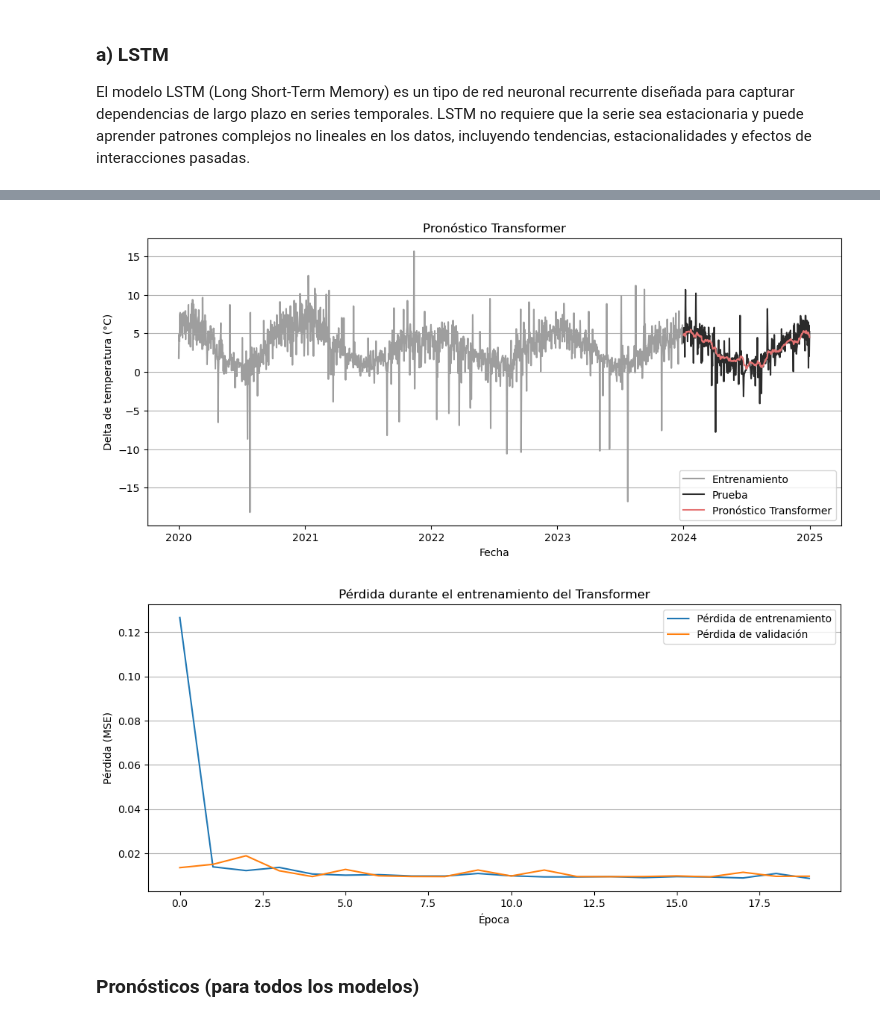
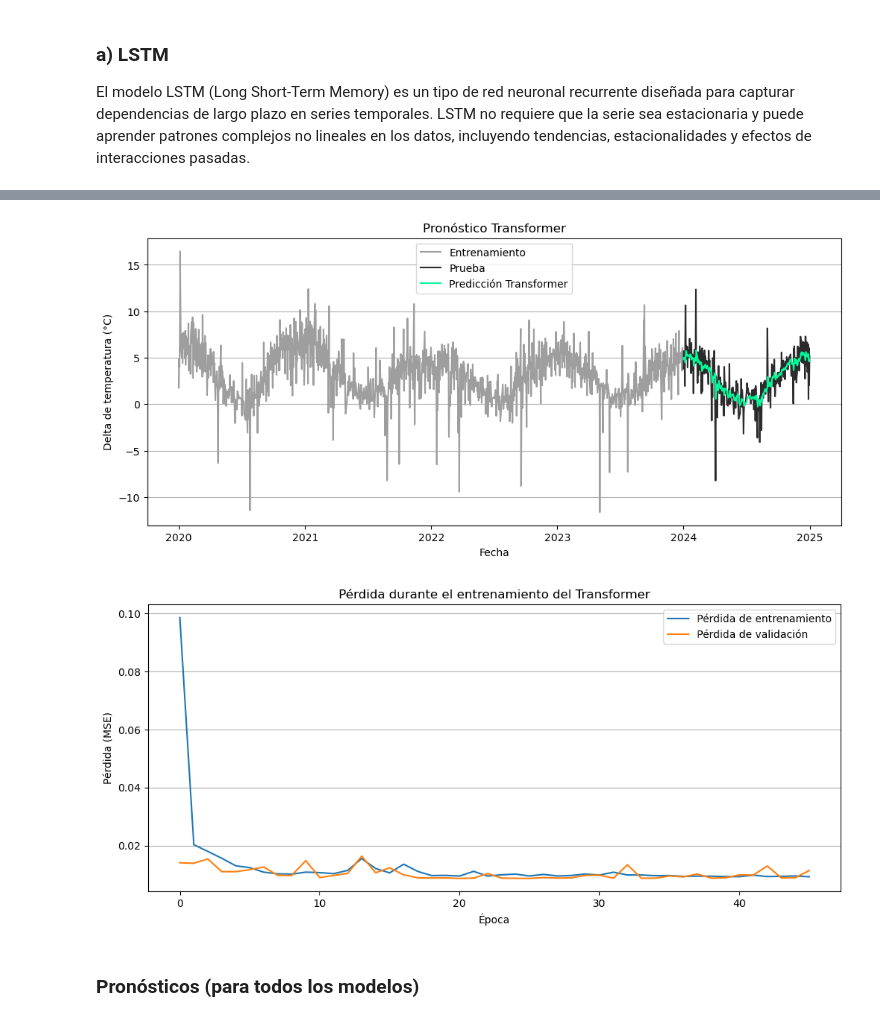
Before and after one commit to arigarmendia/TF-AST2, a Jupyter notebook: 5. Forecast.ipynb, the cells around one changed output, grey strips where cells are left out. Saved outputs shown, nothing was run; the diff lists cells and outputs as text; code cells hidden in the pictures.

Commit message:
entrenamiento + arreglos

```diff
--- a/5. Forecast.ipynb
+++ b/5. Forecast.ipynb
@@ -223,12 +171 @@ Datos escalados: [-1.0000, 1.0000]
-# %%
-# Crear secuencias para entrenamiento y prueba
-
-# Divido datos ANTES de crear secuencias
-train_data = data_scaled[:train_size]
-test_data  = data_scaled[train_size - seq_length:]
-
-# Crea secuencias
-seq_length = 182  # 1/2 año de datos
-X_train, y_train = create_sequences(train_data, seq_length, target_idx=0)
-X_test, y_test   = create_sequences(test_data,  seq_length, target_idx=0)
 # %%
@@ -324,14 +333,0 @@ guardar_estadisticas('LSTM',mae, mse, rmse)
-# %%
-# Crear secuencias para entrenamiento y prueba
-
-# estos ya existen (los hice para LSTM)
-train_data  = data_scaled[:train_size]
-test_data  = data_scaled[train_size - seq_length:]
-
-# Crea secuencias
-seq_length = 16  # 16 dias
-X_train, y_train = create_sequences(train_data, seq_length, target_idx=0)
-X_test, y_test   = create_sequences(test_data,  seq_length, target_idx=0)
-
-print(X_train.shape)
-print(X_test.shape)
@@ -423,7 +416,7 @@ early_stopping = EarlyStopping(
 history = model.fit(
     X_train, y_train,
     validation_split=0.2,
-    epochs=20, # para probar, despues 100,
+    epochs=200,
     batch_size=32,
     callbacks=[early_stopping],
     verbose=1
@@ -482,33 +469,32 @@ else:
+# %%
+# Visualizar resultados
+
+plt.figure(figsize=(12, 5))
+plt.plot(index_train, datos_train, label="Entrenamiento", color=colores['train'])
+plt.plot(index_test, datos_test, label="Prueba", color=colores['test'])
+plt.plot(index_forecast, forecast_transf, label="Predicción Transformer", color=colores['TRANSFRMR'])
+
+plt.title('Pronóstico Transformer')
+plt.xlabel('Fecha')
+plt.ylabel('Delta de temperatura (°C)')
+plt.legend()
+plt.grid(axis='y')
+plt.show()
+# %% [output]
+[figure, added]
 # %%
-
-test_index = df_serie.index[train_size:train_size + len(forecast_transf)]
-test_original = df_serie['delta'].iloc[train_size:train_size + len(forecast_transf)]
-
-# Visualizar resultados
-plt.figure(figsize=(12, 5))
-plt.plot(df_serie.index[:train_size], df_serie['delta'].iloc[:train_size], label='Entrenamiento', color=colores['train'])
-plt.plot(test_index, test_original, label='Prueba', color=colores['test'])
-plt.plot(test_index, forecast_transf, label='Pronóstico Transformer', color=colores['LSTM'])
-plt.title('Pronóstico Transformer')
-plt.xlabel('Fecha')
-plt.ylabel('Delta de temperatura (°C)')
-plt.legend()
-plt.grid(axis='y')
-plt.show()
-
 # Visualizar la pérdida durante el entrenamiento
 plt.figure(figsize=(12, 5))
 plt.plot(history.history['loss'], label='Pérdida de entrenamiento')
 plt.plot(history.history['val_loss'], label='Pérdida de validación')
 plt.title('Pérdida durante el entrenamiento del Transformer')
 plt.xlabel('Época')
 plt.ylabel('Pérdida (MSE)')
 plt.legend()
 plt.grid(axis='y')
 plt.show()
 # %% [output]
-[figure, old version]
+[figure, new version]
-[figure, removed]
 # %%
 # Calcular métricas de error
 
```
Also changed, not shown: parts of 49 cells of this notebook, 3 other files.
